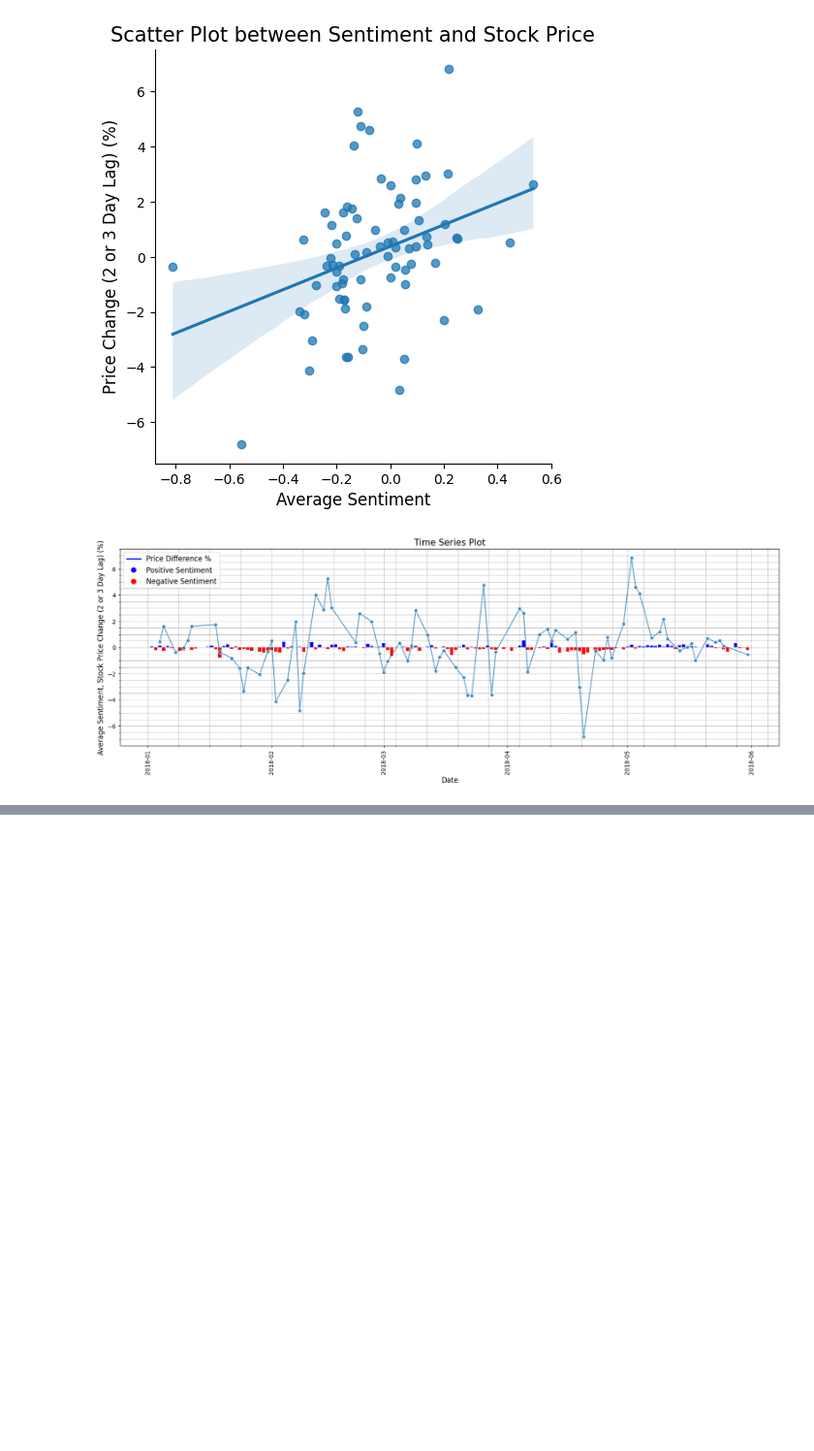
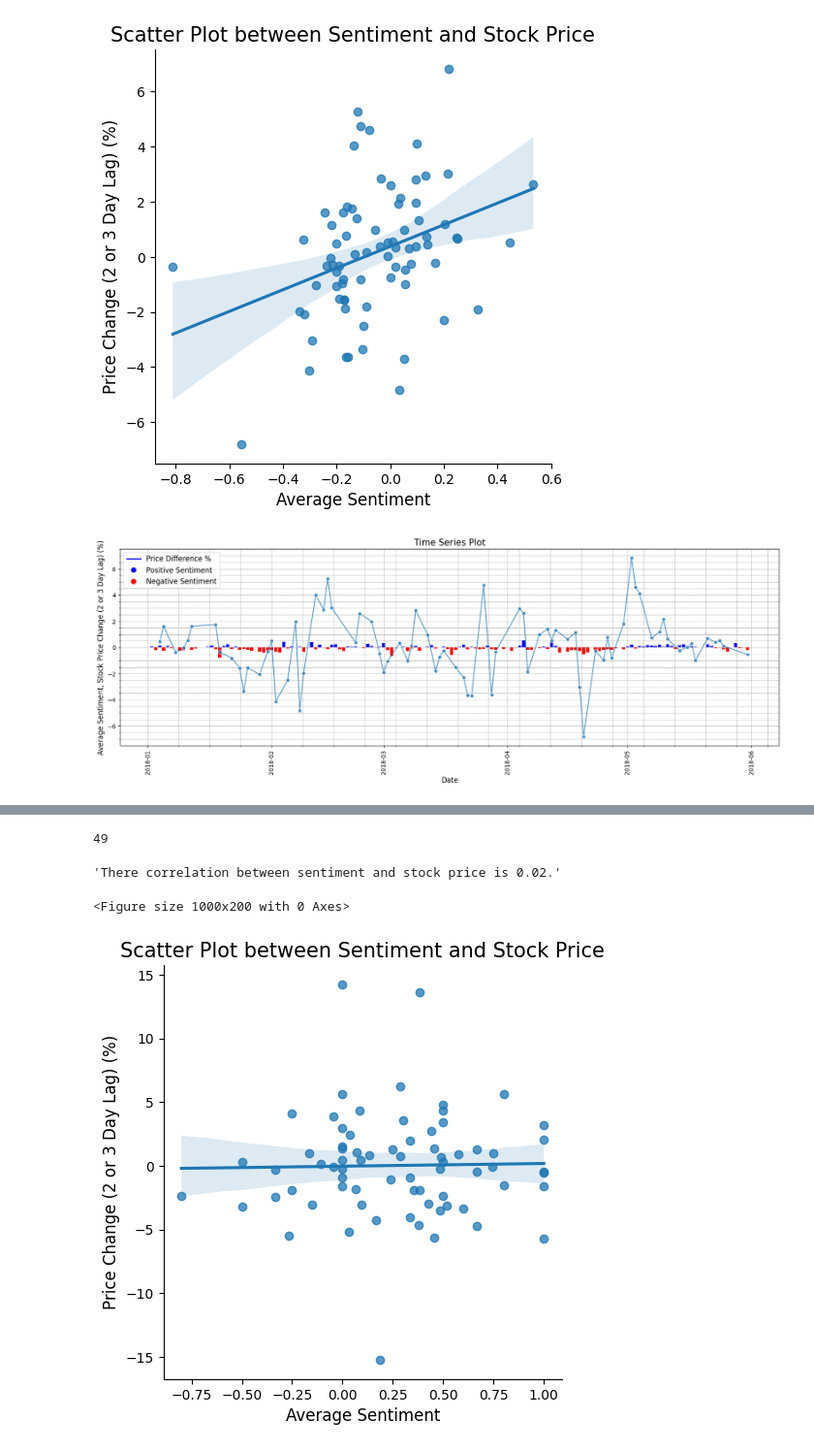
Before and after one commit to KaimiHuang/Quantifying-News-Sentiment-and-Its-Correlation-with-Stock-Price-Changes, a Jupyter notebook: main.ipynb, the cells around one changed output, grey strips where cells are left out. Shown at 97% size. Cells and saved outputs as stored; diff of their text form; code cells hidden in the pictures; blank space fills up the shorter version.

```diff
--- a/main.ipynb
+++ b/main.ipynb
@@ -1037,0 +1085,7 @@ c.get_timeseriesplot()
+# %%
+t_sp = t_spdf.get_stockprices()
+# %%
+m = MergedDataFrame(t_sent_df, t_sp)
+# %%
+m_df = m.get_merged_df()
+m_df
@@ -1037,0 +1106,14 @@ c.get_timeseriesplot()
+# %%
+m_df.price_diff.isna().sum()
+# %% [output]
+49
+# %%
+c = Correlation(m_df)
+c.get_corr()
+# %% [output]
+'There correlation between sentiment and stock price is 0.02.'
+# %%
+c.get_scatterplot()
+# %% [output]
+<Figure size 1000x200 with 0 Axes>
+[figure, added]
```
Also changed, not shown: parts of 20 cells of this notebook.
